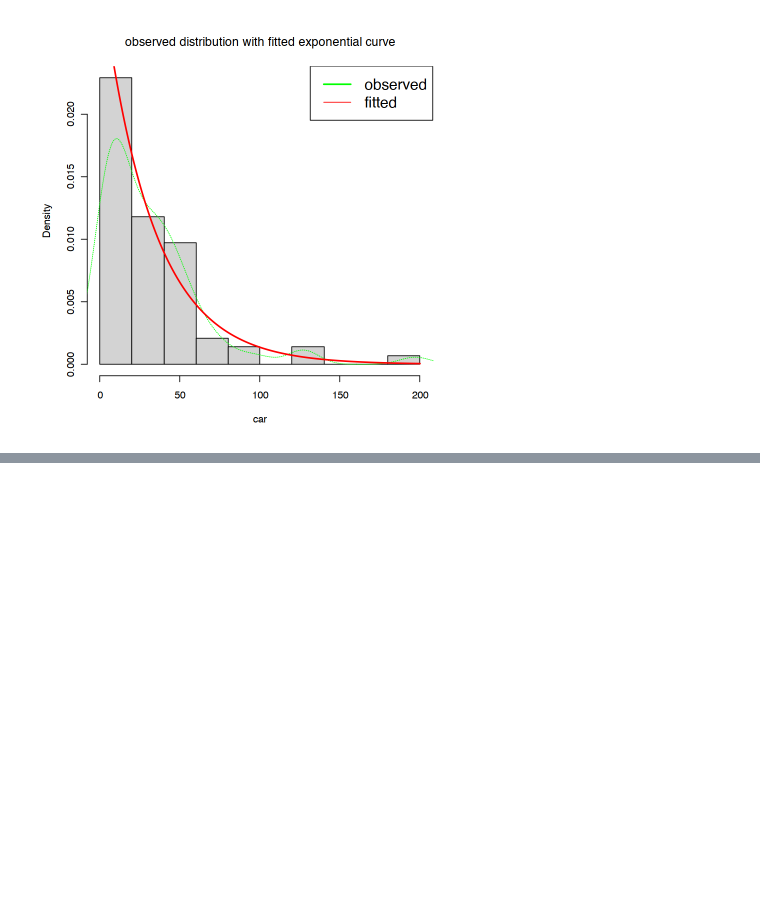
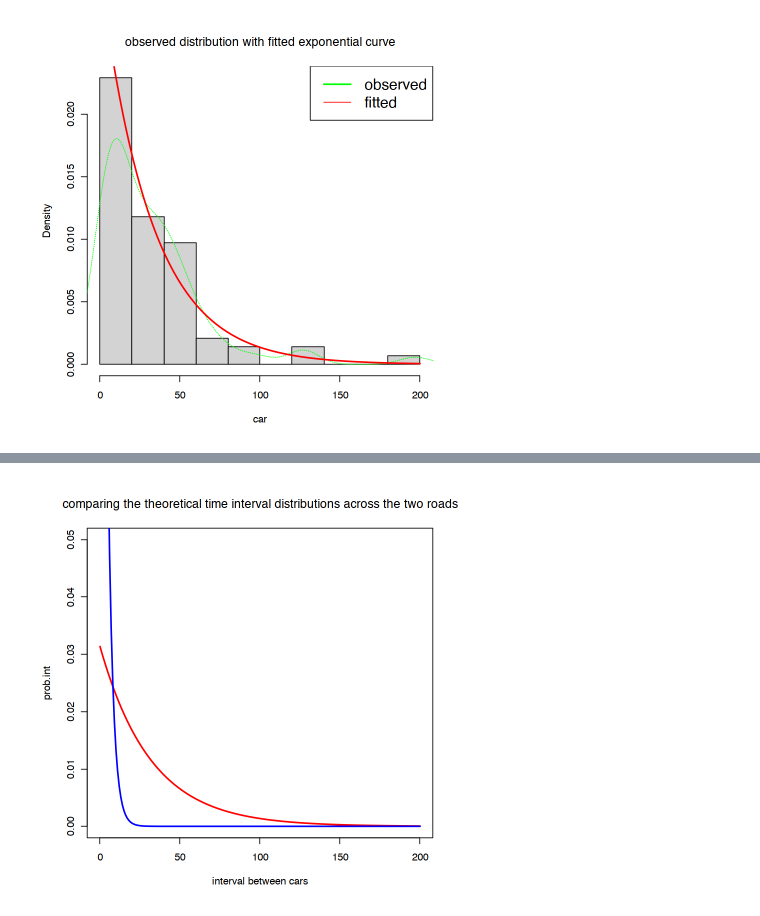
Before and after one commit to norberello/fitting-exponential-car-intervals, a Jupyter notebook: Exponential distribution cars.ipynb, the cells around one changed output, grey strips where cells are left out. Drawn from its saved outputs; the diff is of its cells as text; code cells hidden in the pictures; blank space fills up the shorter version.

```diff
--- a/Exponential distribution cars.ipynb
+++ b/Exponential distribution cars.ipynb
@@ -61,0 +91,13 @@ legend("topright", legend=c("observed", "fitted"),
+# %%
+car.int <- seq(0, 200, by = 1)# Specify x-values
+#for exp function
+#Now, we can apply the dexp function with a rate of 5 as follows:
+prob.int <- dexp(car.int, rate = 1/1/mean.int)
+prob.int.tol<-dexp(car.int, rate = 1/1/mean.tol)
+plot(car.int,prob.int,main="comparing the theoretical time interval distributions across the two roads",
+     type="l",lwd=2,col="red",xlab="interval between cars",
+     ylim=c(0,0.05))
+lines(car.int,prob.int.tol,
+      type="l",lwd=2,col="blue")
+# %% [output]
+[figure, added]
```
Also changed, not shown: parts of 4 cells of this notebook.
